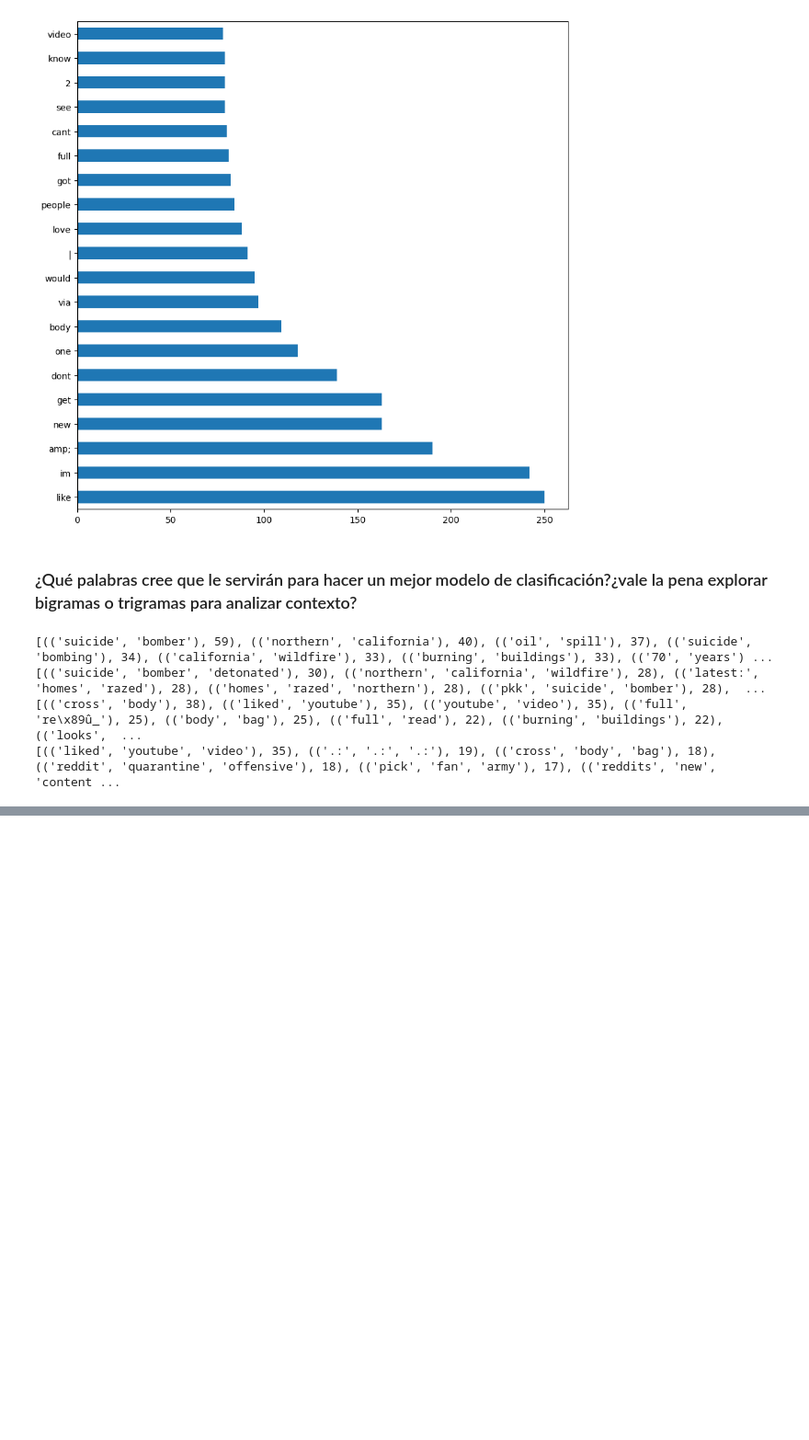
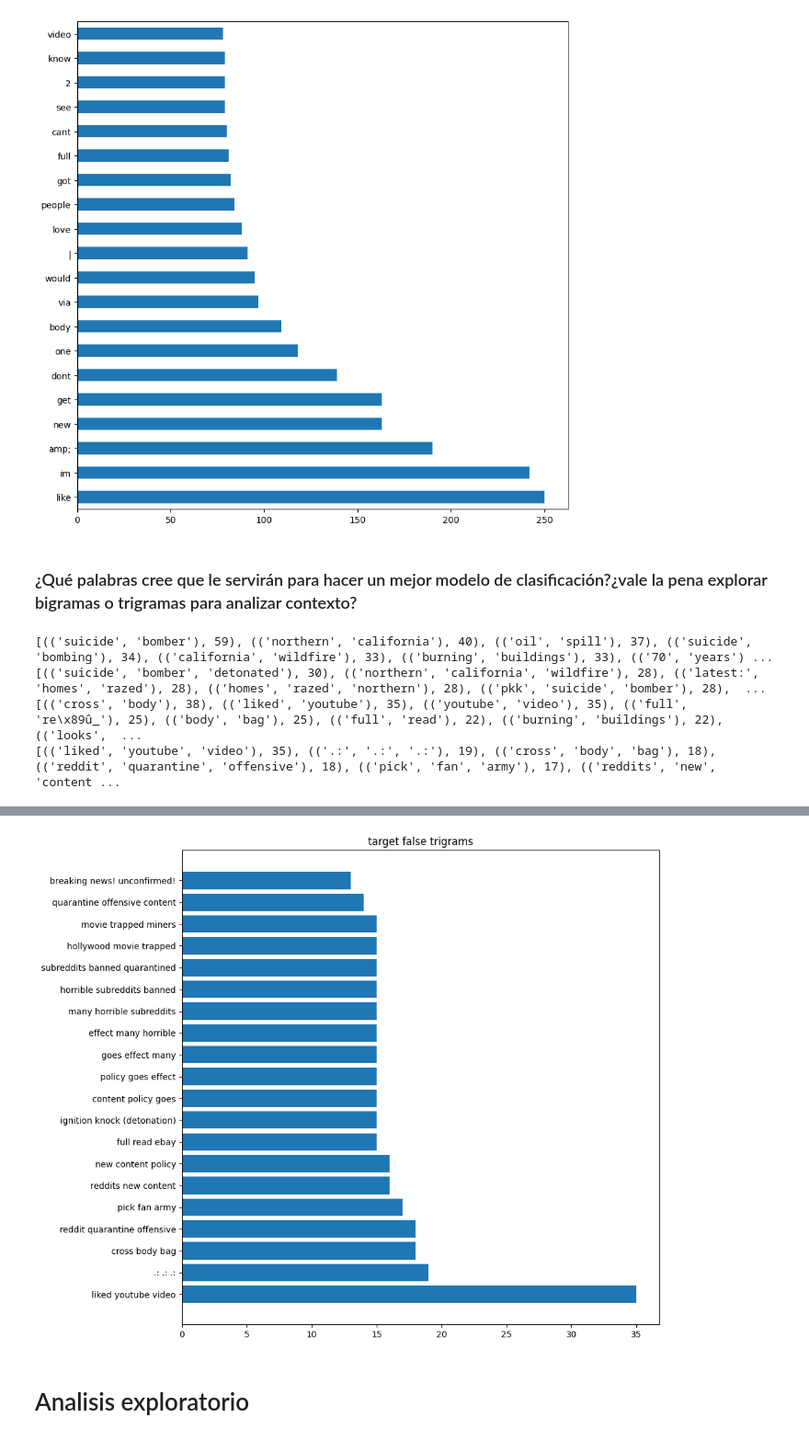
Before and after one commit to esc20936/mineriaTextos_dataScience_lab4, a Jupyter notebook: main.ipynb, the cells around one changed output, grey strips where cells are left out. Shown at 92% size. Drawn from its saved outputs; the diff is of its cells as text; code cells hidden in the pictures; blank space fills up the shorter version.

```diff
--- a/main.ipynb
+++ b/main.ipynb
@@ -152,0 +177,14 @@ plt.show()
+# %%
+# TRIGRAMS FALSE
+x3 = [i[0] for i in countD]
+x3 = [' '.join(i) for i in x3]
+y3 = [i[1] for i in countD]
+
+plt.figure(figsize=(10, 10))
+plt.barh(x3, y3)
+plt.title('target false trigrams')
+plt.show()
+# %% [output]
+[figure, added]
+# %% [markdown]
+# Analisis exploratorio
```
Also changed, not shown: parts of 8 cells of this notebook.
